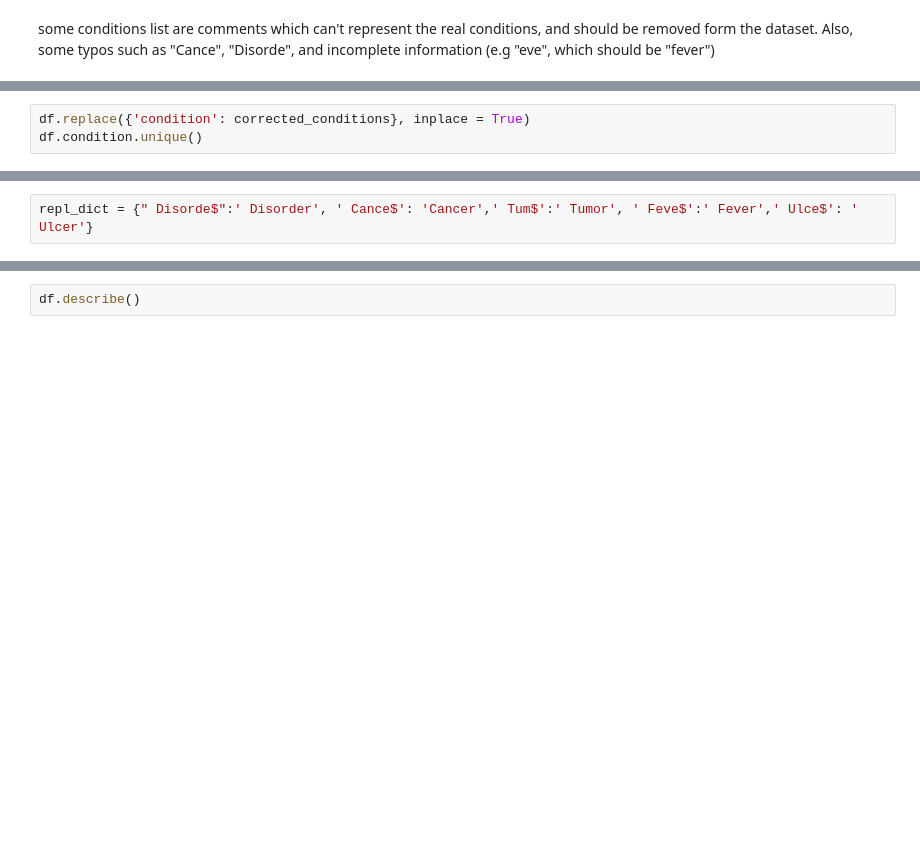
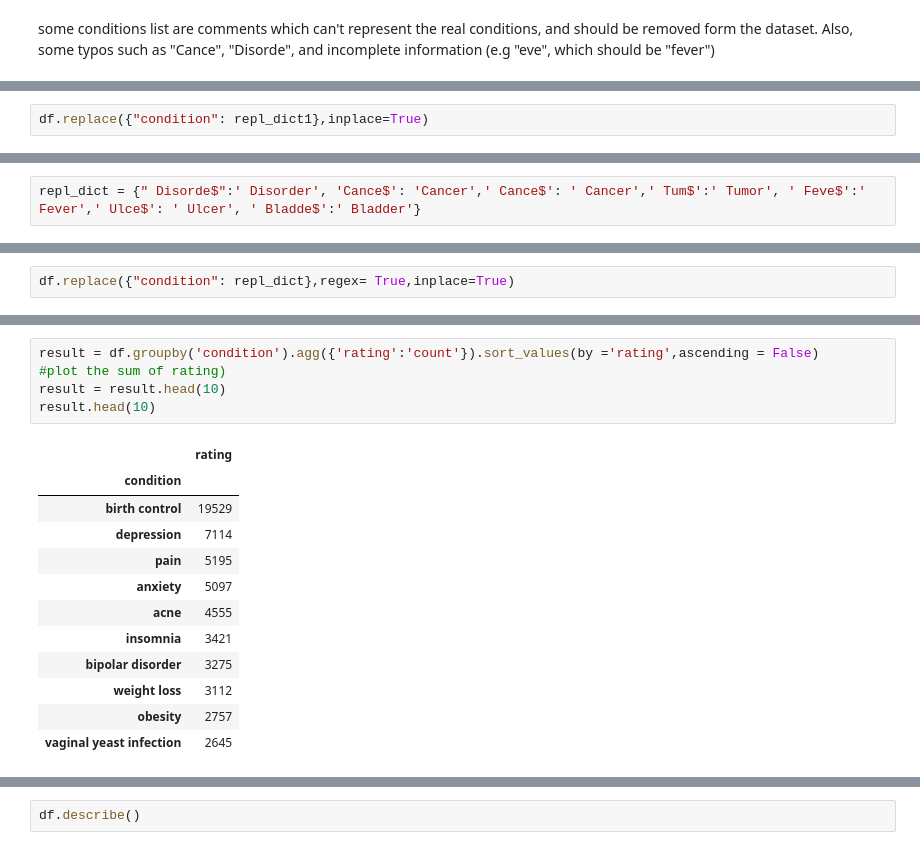
Before and after one commit to Gardenialover/Capstone_Three_Project, a Jupyter notebook: notebooks/data wranging and EDA .ipynb, the cells around one changed output, grey strips where cells are left out. Saved outputs shown, nothing was run; the diff lists cells and outputs as text; blank space fills up the shorter version.

```diff
--- a/notebooks/data wranging and EDA .ipynb
+++ b/notebooks/data wranging and EDA .ipynb
@@ -153,6 +266,5 @@ corrected_conditions = {
     't Care':'Urgent Care',
     'llicle Stimulation':'Follicle Stimulation',
 }
-# %%
-df.replace({'condition': corrected_conditions}, inplace = True)
-df.condition.unique()
+# %%
+df.replace({"condition": repl_dict1},inplace=True)
@@ -159,2 +291,2 @@ df.condition.unique()
 # %%
-repl_dict = {" Disorde$":' Disorder', ' Cance$': 'Cancer',' Tum$':' Tumor', ' Feve$':' Fever',' Ulce$': ' Ulcer'}
+repl_dict = {" Disorde$":' Disorder', 'Cance$': 'Cancer',' Cance$': ' Cancer',' Tum$':' Tumor', ' Feve$':' Fever',' Ulce$': ' Ulcer', ' Bladde$':' Bladder'}
@@ -166,0 +293,2 @@ how many review per year? how the rating and review change over time, etc.a year
+# %%
+df.replace({"condition": repl_dict},regex= True,inplace=True)
@@ -166,0 +342,18 @@ how many review per year? how the rating and review change over time, etc.a year
+# %%
+result = df.groupby('condition').agg({'rating':'count'}).sort_values(by ='rating',ascending = False)
+#plot the sum of rating)
+result = result.head(10)
+result.head(10)
+# %% [output]
+|  | rating |
+| condition |  |
+| birth control | 19529 |
+| depression | 7114 |
+| pain | 5195 |
+| anxiety | 5097 |
+| acne | 4555 |
+| insomnia | 3421 |
+| bipolar disorder | 3275 |
+| weight loss | 3112 |
+| obesity | 2757 |
+| vaginal yeast infection | 2645 |
```
Also changed, not shown: parts of 27 cells of this notebook, 1 other file.
